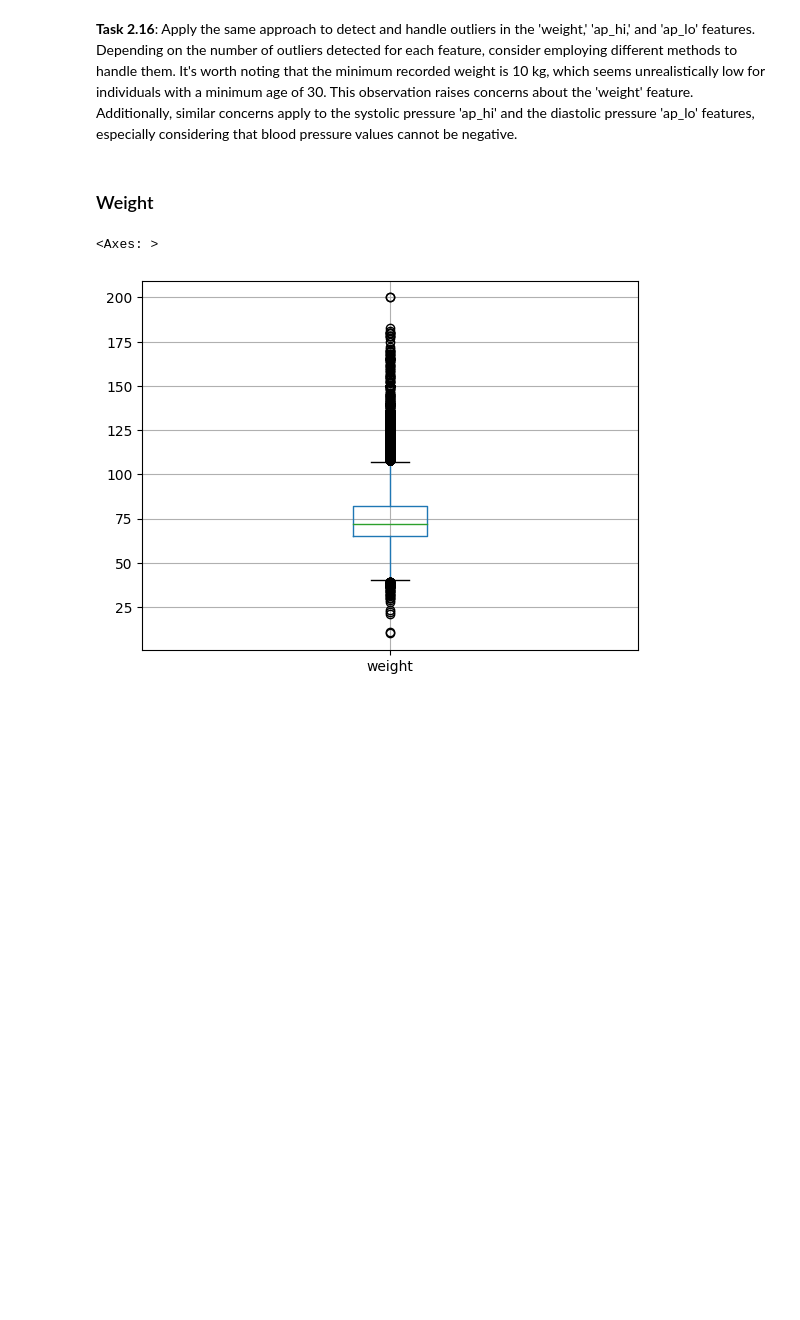
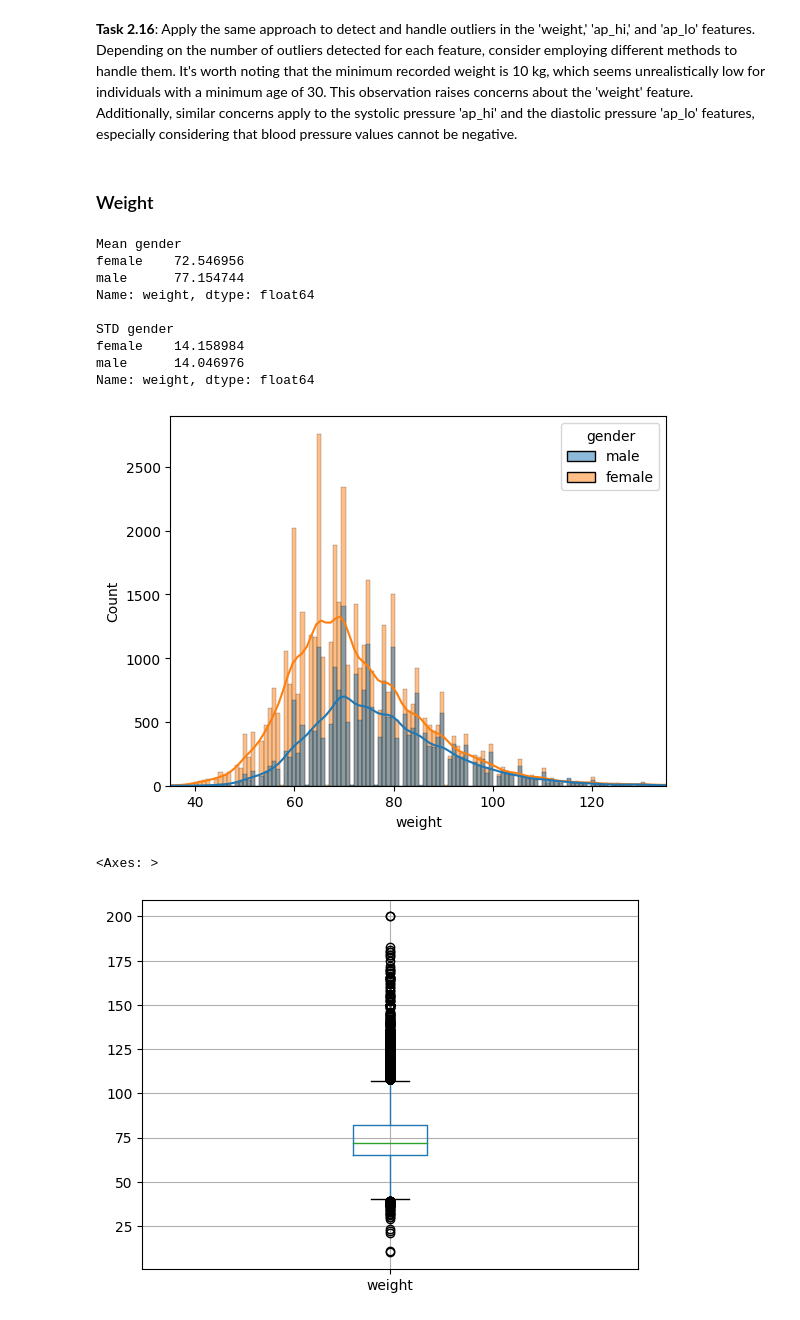
Before and after one commit to amohd63/ENCS5141-INTELLIGENT-SYSTEMS-LAB, a Jupyter notebook: Manual_ENCS5141_Exp2_Handling_Missing_Data.ipynb, the cells around one changed output. Saved outputs shown, nothing was run; the diff lists cells and outputs as text; code cells hidden in the pictures; blank space fills up the shorter version.

```diff
--- a/Manual_ENCS5141_Exp2_Handling_Missing_Data.ipynb
+++ b/Manual_ENCS5141_Exp2_Handling_Missing_Data.ipynb
@@ -1574,6 +1574,25 @@ Number of detected outliers is 0 (0.0%)
 **Task 2.16**: Apply the same approach to detect and handle outliers in the 'weight,' 'ap_hi,' and 'ap_lo' features. Depending on the number of outliers detected for each feature, consider employing different methods to handle them. It's worth noting that the minimum recorded weight is 10 kg, which seems unrealistically low for individuals with a minimum age of 30. This observation raises concerns about the 'weight' feature. Additionally, similar concerns apply to the systolic pressure 'ap_hi' and the diastolic pressure 'ap_lo' features, especially considering that blood pressure values cannot be negative.
 # %% [markdown]
 ### Weight
+# %%
+#Create histograms displaying the distribution of height values based on the gender, and incorporate the actual distribution curve.
+sns.histplot(data=df_cardio, x="weight", hue="gender", kde=True)
+plt.xlim([35, 135])
+
+print('Mean', df_cardio.groupby('gender')['weight'].mean())
+print()
+print('STD', df_cardio.groupby('gender')['weight'].std())
+# %% [output]
+Mean gender
+female    72.546956
+male      77.154744
+Name: weight, dtype: float64
+
+STD gender
+female    14.158984
+male      14.046976
+Name: weight, dtype: float64
+[figure, added]
 # %%
 #write you code here
 df_cardio.boxplot(column=['weight'])
```
Also changed, not shown: parts of 14 cells of this notebook.
